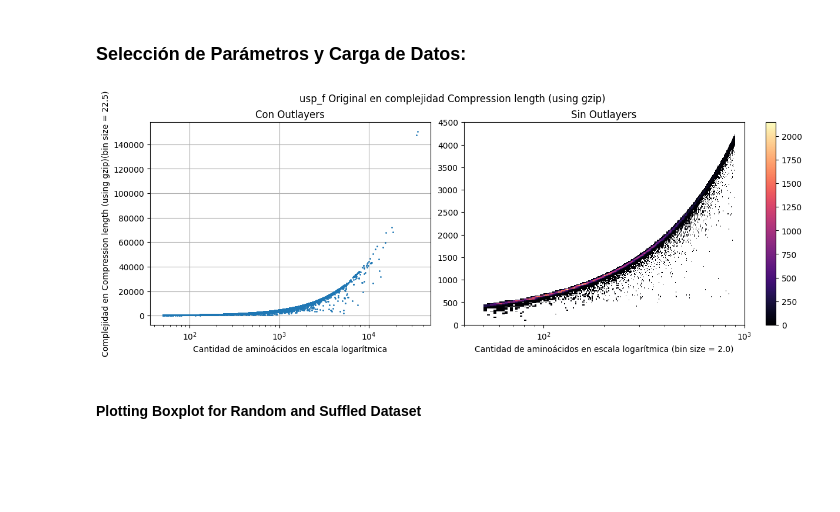
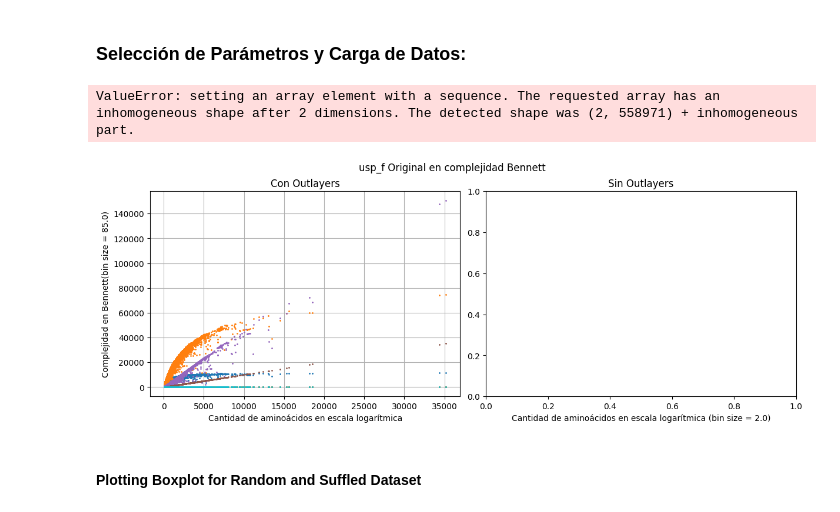
Before and after one commit to marianoOca/tesis, a Jupyter notebook: ploting.ipynb, the cells around one changed output. Drawn from its saved outputs; the diff is of its cells as text; code cells hidden in the pictures; blank space fills up the shorter version.

```diff
--- a/ploting.ipynb
+++ b/ploting.ipynb
@@ -75,32 +16,25 @@ for row in data:
+# %%
+#################################################
+#Select complexity:
+# 1: Icalc
+# 2: Discrepancia
+# 3: Discrepancia en Bloque 2
+# 4: Kolmogorov / BDM algorithmic complexity estimation (bits)
+# 5: Bennett / BDM logical depth estimation (steps)
+# 6: Shannon entropy (bit(s))
+# 7: Second order entropy (bit(s))
+# 8: Compression length (using gzip) (bits)
+selection = 5
+#################################################
+
+[complexity, shuffled_results,  random_results, x_range] = get_parameters_for(5, dataset_name)
+sizes = read_list_from_file("data/sizes_" + dataset_name + ".txt")
+original = shuffled_results[0]
 # %%
 bins_x = 450
 bins_y = 200
-
-
-select = 5
-
-
-if select == 1:
-    complexity = "Kolmogorov"
-    data = kolmogorov
-    x_range = [0, 7000]
-elif select == 2:
-    complexity = "Bennett"
-    data = bennett
-    x_range = [0, 17000]
-elif select == 3:
-    complexity = "Shannon Entropy"
-    data = shannon
-    x_range = [0, 4.5]
-elif select == 4:
-    complexity = "2nd Order Entropy"
-    data = entropy2
-    x_range = [0, 9]
-elif select == 5:
-    complexity = "Compression length (using gzip)"
-    data = compresion
-    x_range = [0, 4500]
-
+log_x = True
+#log_x = False
 
 #Set colormap (un quilombo)
 magma = mpl.colormaps['magma'].resampled(256)
@@ -112,39 +46,37 @@ magma2 = ListedColormap(newcolors)
 fig = plt.figure(figsize=(12, 4.5), layout='constrained')
 (ax1, ax2) = fig.subplots(1, 2)
 
-fig.suptitle(dataset + " Original en complejidad " + complexity)
+fig.suptitle(dataset_name + " Original en complejidad " + complexity)
 ax1.set_title("Con Outlayers")
 ax2.set_title("Sin Outlayers")
 ax1.set_ylabel("Complejidad en " + complexity)
 ax1.set_xlabel("Cantidad de aminoácidos"+ (" en escala logarítmica" if log_x else ""))
 ax1.set_ylabel("Complejidad en " + complexity + "(bin size = " + str((x_range[1]-x_range[0])/bins_y)[:7] + ")")
 ax2.set_xlabel("Cantidad de aminoácidos"+ (" en escala logarítmica" if log_x else "") + " (bin size = " + str(900/bins_x)[:7] + ")")
 
 # necesario para que ambos gráficos sean consistentes con los colores y el colorbar
 norm = mpl.colors.Normalize(vmin=0, vmax=850)
 
 ax1.plot(sizes, data, 'o', markersize=1)
 ax1.grid()
 
 qsy = ax2.hist2d(sizes, data, bins=(bins_x, bins_y),
            range = [[0, 900], x_range],
            cmap = magma2)
            #norm = norm)
 
 # ax2.hist2d devuelve (counts, xedges, yedges, Image) y sólo necesito el Image
 fig.colorbar(qsy[3], ax=ax2)
 
-log_x = True
-#log_x = False
-
 if log_x:
     ax1.set_xscale('log')
     ax2.set_xscale('log')
     ax2.set_xlim(40, 1000)
 
 plt.show()
 # %% [output]
+ValueError: setting an array element with a sequence. The requested array has an inhomogeneous shape after 2 dimensions. The detected shape was (2, 558971) + inhomogeneous part.
-[figure, old version]
+[figure, new version]
 # %% [markdown]
 #### Plotting Boxplot for Random and Suffled Dataset
 # %% [markdown]
```
Also changed, not shown: parts of 14 cells of this notebook, 2 other files.
